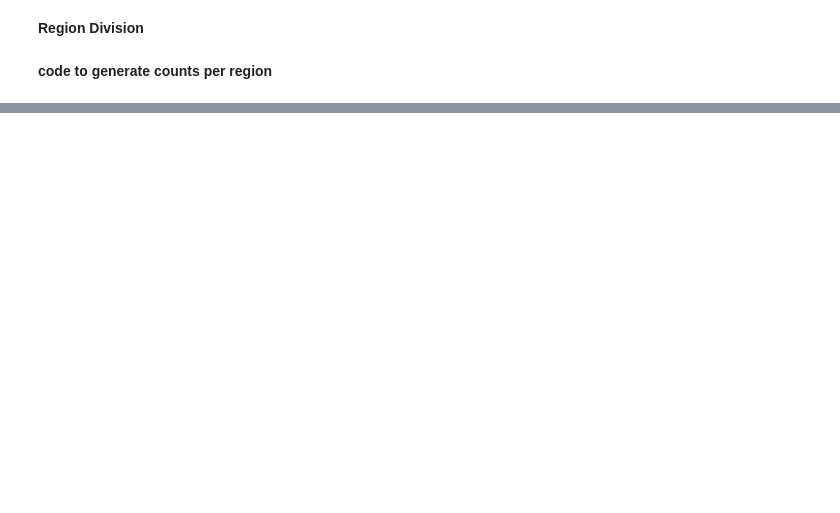
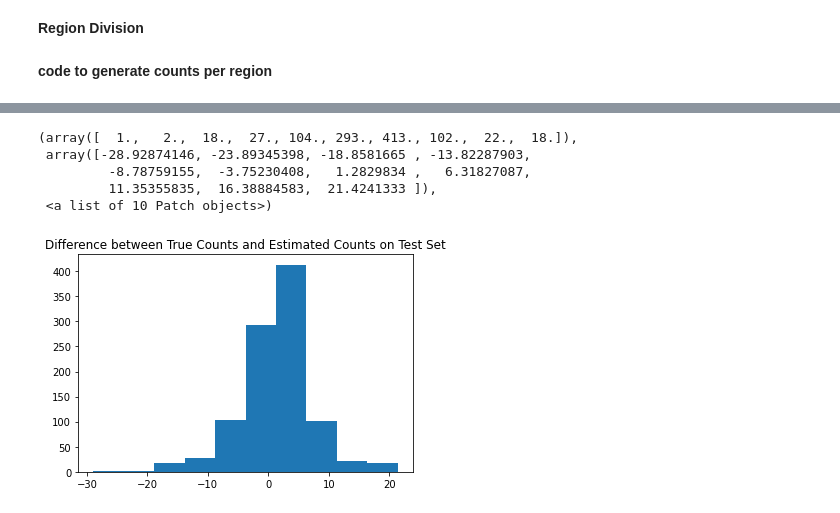
Before and after one commit to ManavFCB/Crowd-Counting, a Jupyter notebook: CC_P2.ipynb, the cells around one changed output, grey strips where cells are left out. Drawn from its saved outputs; the diff is of its cells as text; code cells hidden in the pictures; blank space fills up the shorter version.

```diff
--- a/CC_P2.ipynb
+++ b/CC_P2.ipynb
@@ -109,0 +327,10 @@ def check_range_x(point):
+# %%
+plt.title("Difference between True Counts and Estimated Counts on Test Set")
+plt.hist(diff)
+# %% [output]
+(array([  1.,   2.,  18.,  27., 104., 293., 413., 102.,  22.,  18.]),
+ array([-28.92874146, -23.89345398, -18.8581665 , -13.82287903,
+         -8.78759155,  -3.75230408,   1.2829834 ,   6.31827087,
+         11.35355835,  16.38884583,  21.4241333 ]),
+ <a list of 10 Patch objects>)
+[figure, added]
```
Also changed, not shown: parts of 22 cells of this notebook.
